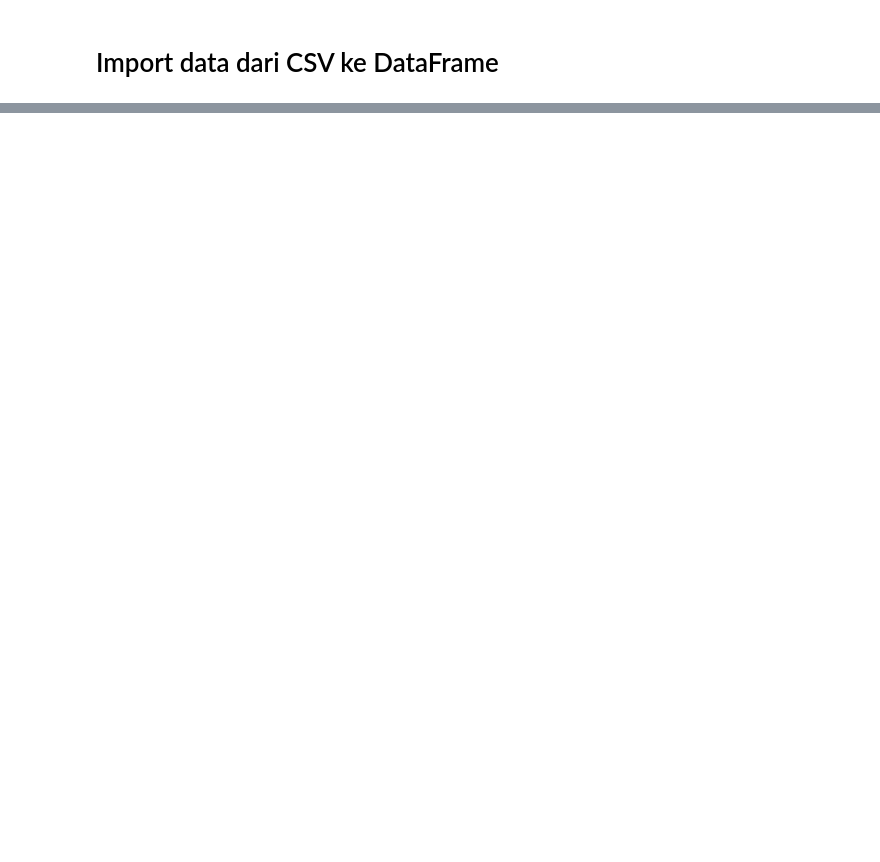
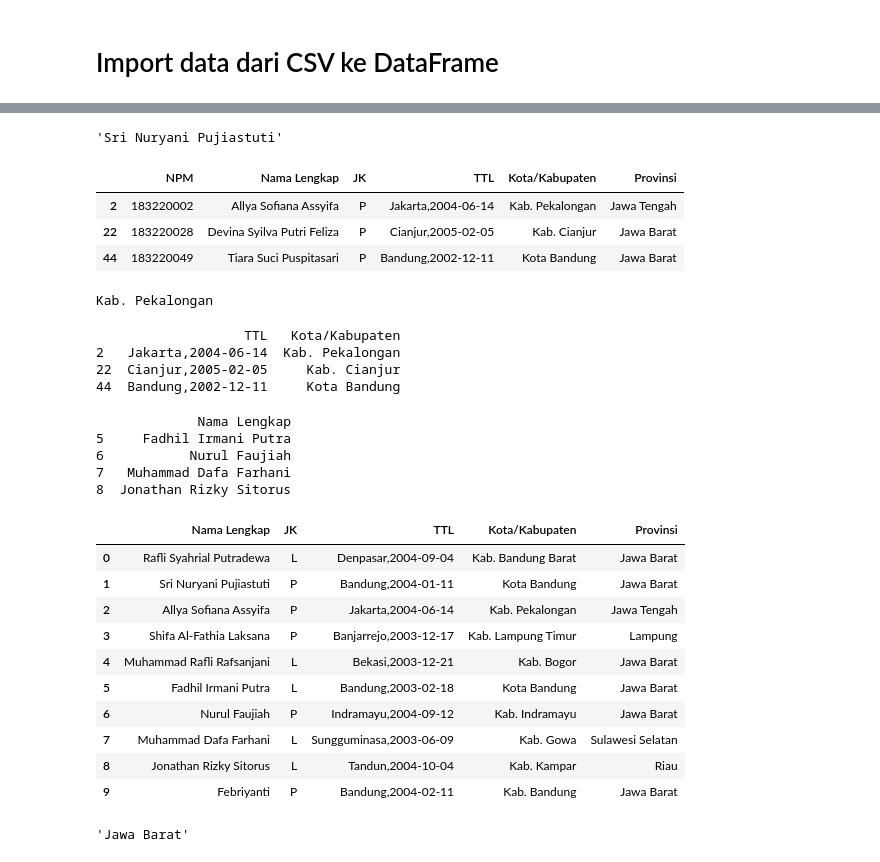
Before and after one commit to navagigs/Admin, a Jupyter notebook: Salinan_02_Query_Data.ipynb, the cells around one changed output, grey strips where cells are left out. Saved outputs shown, nothing was run; the diff lists cells and outputs as text; code cells hidden in the pictures; blank space fills up the shorter version.

```diff
--- a/Salinan_02_Query_Data.ipynb
+++ b/Salinan_02_Query_Data.ipynb
@@ -27,0 +46,74 @@ print(df.to_string())
+# %%
+import pandas as pd
+
+df = pd.read_csv('/content/drive/MyDrive/Colab Notebooks/data_mhs_bisdig2023.csv')
+# mengambil baris index no 22 dan Nama Lengkap
+print(df.loc[1,'Nama Lengkap']) #angka berdasarkan nomor index dan nama kolom
+# %% [output]
+'Sri Nuryani Pujiastuti'
+# %%
+import pandas as pd
+
+df = pd.read_csv('/content/drive/MyDrive/Colab Notebooks/data_mhs_bisdig2023.csv')
+# mengambil beberapa baris tertentu dengan index berupa list
+df.iloc[[2,22,44]] #angka berdasarkan nomor index
+# %% [output]
+|  | NPM | Nama Lengkap | JK | TTL | Kota/Kabupaten | Provinsi |
+| 2 | 183220002 | Allya Sofiana Assyifa | P | Jakarta,2004-06-14 | Kab. Pekalongan | Jawa Tengah |
+| 22 | 183220028 | Devina Syilva Putri Feliza | P | Cianjur,2005-02-05 | Kab. Cianjur | Jawa Barat |
+| 44 | 183220049 | Tiara Suci Puspitasari | P | Bandung,2002-12-11 | Kota Bandung | Jawa Barat |
+# %%
+import pandas as pd
+
+df = pd.read_csv('/content/drive/MyDrive/Colab Notebooks/data_mhs_bisdig2023.csv')
+# baris ke-3, kolom ke-5
+print(df.iloc[2,4])#output 'Kab. Pekalongan'
+# %% [output]
+Kab. Pekalongan
+# %%
+import pandas as pd
+
+df = pd.read_csv('/content/drive/MyDrive/Colab Notebooks/data_mhs_bisdig2023.csv')
+# baris ke-3,23, dan 45, kolom ke-4 dab 5
+print(df.iloc[[2,22,44], [3,4]])
+# %% [output]
+                   TTL   Kota/Kabupaten
+2   Jakarta,2004-06-14  Kab. Pekalongan
+22  Cianjur,2005-02-05     Kab. Cianjur
+44  Bandung,2002-12-11     Kota Bandung
+# %%
+import pandas as pd
+
+df = pd.read_csv('/content/drive/MyDrive/Colab Notebooks/data_mhs_bisdig2023.csv')
+#baris ke-6 hingga 9, kolom ke-1 hingga 2
+print(df.iloc[5:9, 1:2])
+# %% [output]
+             Nama Lengkap
+5     Fadhil Irmani Putra
+6           Nurul Faujiah
+7   Muhammad Dafa Farhani
+8  Jonathan Rizky Sitorus
+# %%
+import pandas as pd
+
+df = pd.read_csv('/content/drive/MyDrive/Colab Notebooks/data_mhs_bisdig2023.csv')
+df.iloc[:10, 1:] #tanpa angka di depan range berarti semua index sebelumnya, tanpa angka di belakang range berarti semua index setelahnya
+# %% [output]
+|  | Nama Lengkap | JK | TTL | Kota/Kabupaten | Provinsi |
+| 0 | Rafli Syahrial Putradewa | L | Denpasar,2004-09-04 | Kab. Bandung Barat | Jawa Barat |
+| 1 | Sri Nuryani Pujiastuti | P | Bandung,2004-01-11 | Kota Bandung | Jawa Barat |
+| 2 | Allya Sofiana Assyifa | P | Jakarta,2004-06-14 | Kab. Pekalongan | Jawa Tengah |
+| 3 | Shifa Al-Fathia Laksana | P | Banjarrejo,2003-12-17 | Kab. Lampung Timur | Lampung |
+| 4 | Muhammad Rafli Rafsanjani | L | Bekasi,2003-12-21 | Kab. Bogor | Jawa Barat |
+| 5 | Fadhil Irmani Putra | L | Bandung,2003-02-18 | Kota Bandung | Jawa Barat |
+| 6 | Nurul Faujiah | P | Indramayu,2004-09-12 | Kab. Indramayu | Jawa Barat |
+| 7 | Muhammad Dafa Farhani | L | Sungguminasa,2003-06-09 | Kab. Gowa | Sulawesi Selatan |
+| 8 | Jonathan Rizky Sitorus | L | Tandun,2004-10-04 | Kab. Kampar | Riau |
+| 9 | Febriyanti | P | Bandung,2004-02-11 | Kab. Bandung | Jawa Barat |
+# %%
+import pandas as pd
+
+df = pd.read_csv('/content/drive/MyDrive/Colab Notebooks/data_mhs_bisdig2023.csv')
+df.iloc[-1, -1] #Ambil 1 baris/kolom terakhir saja
+# %% [output]
+'Jawa Barat'
```
Also changed, not shown: parts of 10 cells of this notebook.
